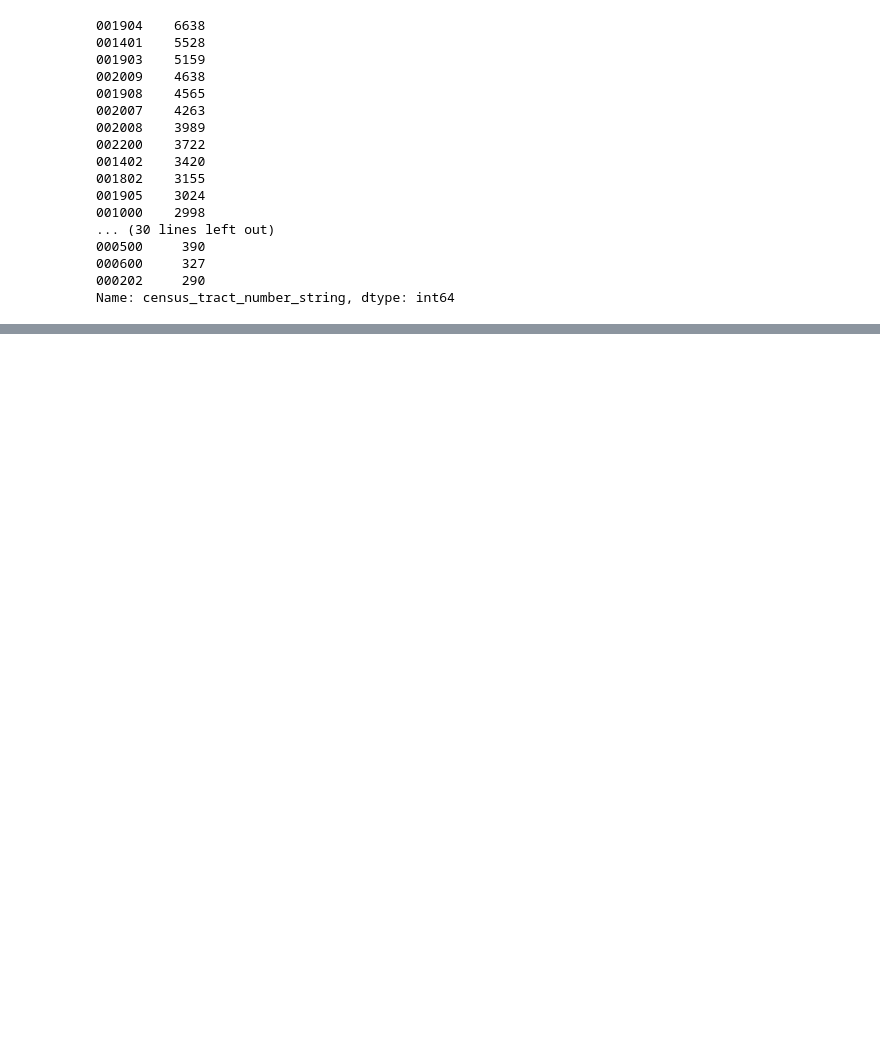
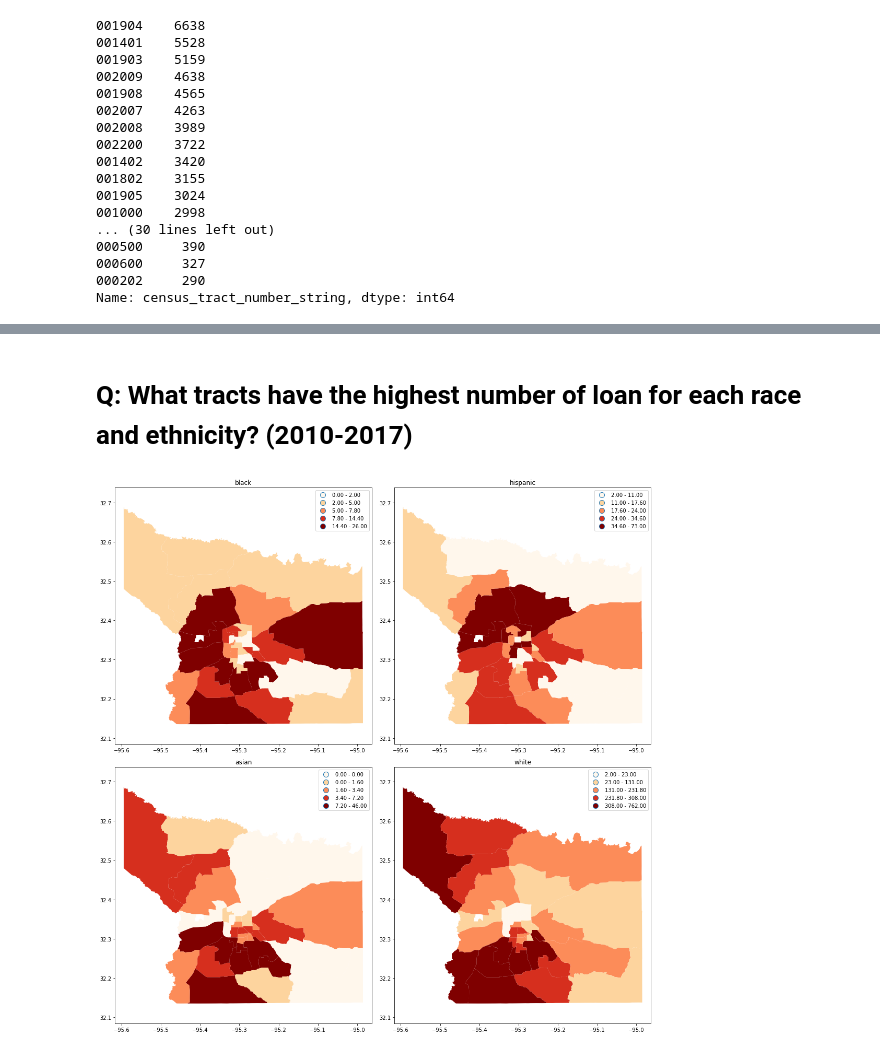
Before and after one commit to thetylerloop/tyler-home-loans, a Jupyter notebook: Home Loans (HMDA) Analysis.ipynb, the cells around one changed output, grey strips where cells are left out. Drawn from its saved outputs; the diff is of its cells as text; code cells hidden in the pictures; blank space fills up the shorter version.

```diff
--- a/Home Loans (HMDA) Analysis.ipynb
+++ b/Home Loans (HMDA) Analysis.ipynb
@@ -10,3 +13,5 @@ HMDA_PATH = 'data/hmda_lar__smith_county__all_years.csv'
 raw_hmda = pd.read_csv(HMDA_PATH, dtype={
     'census_tract_number': 'str'
 })
+
+tract_geos = gpd.read_file('data/tl_2017_48_tract')
@@ -163,3 +170,41 @@ data
 | 2 | Hispanic or Latino | 1461 | 1172 | 289 | 19.780972 | 65.261411 | ... |
 | 3 | Other or N/A | 1158 | 956 | 202 | 17.443869 | 104.904509 | ... |
 | 4 | White | 13201 | 11826 | 1375 | 10.415878 | 117.180769 | ... |
+# %% [markdown]
+# Q: What tracts have the highest number of loan for each race and ethnicity? (2010-2017)
+# %%
+data = filtered_hmda[filtered_hmda['as_of_year'] >= 2010]
+
+def black(group_column):
+    return group_column.value_counts().get('Black or African American', 0)
+
+def hispanic(group_column):
+    return group_column.value_counts().get('Hispanic or Latino', 0)
+
+def asian(group_column):
+    return group_column.value_counts().get('Asian', 0)
+
+def white(group_column):
+    return group_column.value_counts().get('White', 0)
+
+def other(group_column):
+    return group_column.value_counts().get('Other or N/A', 0)
+
+data = data.groupby('census_tract_number_string', as_index=False).agg({
+    'race_ethnicity': ['count', black, hispanic, asian, white]
+})
+
+data = tract_geos.merge(data, left_on='TRACTCE', right_on='census_tract_number_string')
+
+plt.figure(figsize=(15, 15))
+
+for i, group in enumerate(['black', 'hispanic', 'asian', 'white']):
+    ax = plt.subplot(2, 2, i + 1)
+    data.plot(column=('race_ethnicity', group), ax=ax, cmap='OrRd', scheme='Quantiles', legend=True)
+    ax.set_title(group)
+    ax.set_aspect('equal', adjustable='datalim')
+
+plt.tight_layout()
+plt.show()
+# %% [output]
+[figure, added]
```
Also changed, not shown: parts of 18 cells of this notebook.
